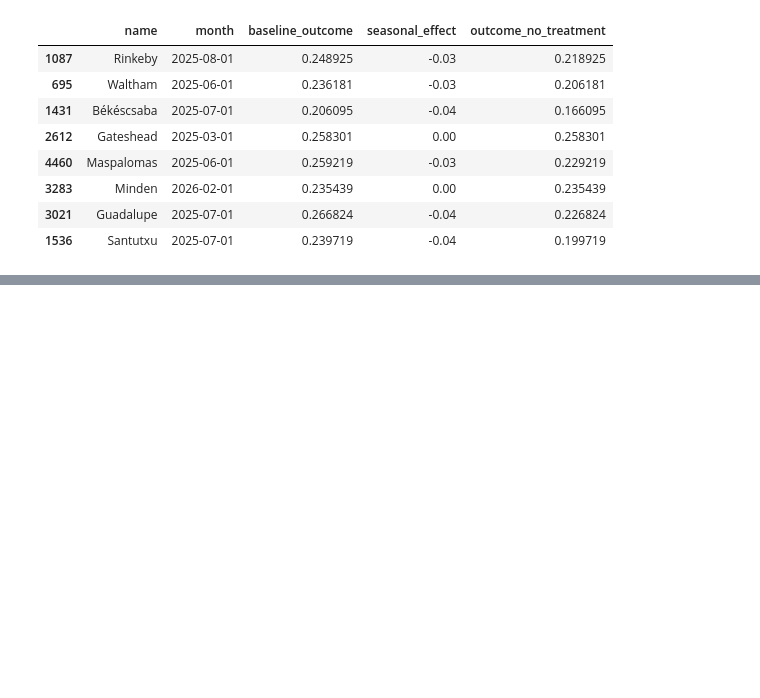
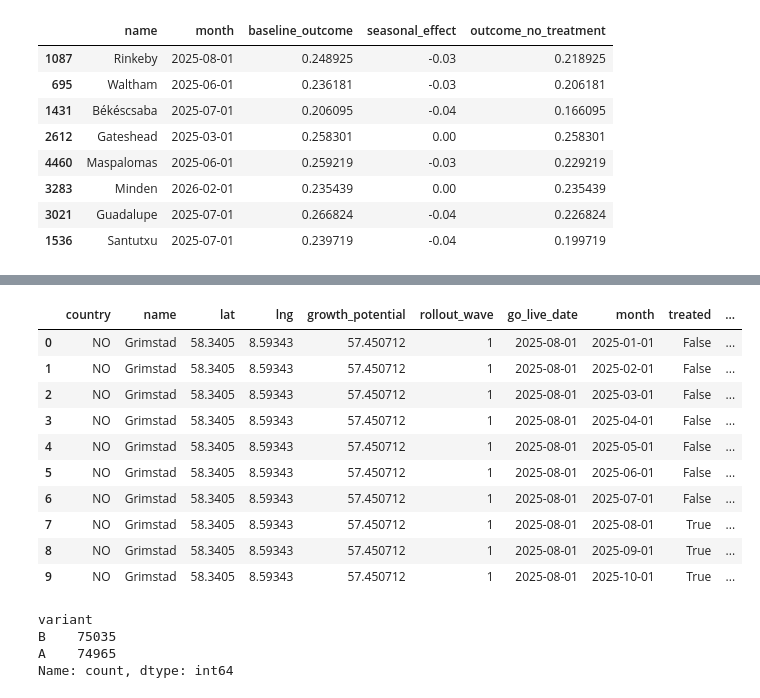
Before and after one commit to Deepa-RA/causal-inference-project, a Jupyter notebook: notebooks/00_simulate_data.ipynb, the cells around one changed output, grey strips where cells are left out. Cells and saved outputs as stored; diff of their text form; code cells hidden in the pictures; blank space fills up the shorter version.

Commit message:
Complete Module 1: add nested RCT user-level file

```diff
--- a/notebooks/00_simulate_data.ipynb
+++ b/notebooks/00_simulate_data.ipynb
@@ -194,0 +246,7 @@ panel[["name", "month", "treated", "outcome_no_treatment", "outcome"]].sample(8)
+# %%
+# Apply Decay calculation - further the city from a target city the lower the spillover impact
+
+decay_distance = 100  # km
+
+city_pairs["decay_weight"] = np.exp(-city_pairs["distance_km"] / decay_distance)
+city_pairs[["name_a", "name_b", "distance_km", "decay_weight"]].sort_values("distance_km").head(10)
@@ -194,0 +285,16 @@ panel[["name", "month", "treated", "outcome_no_treatment", "outcome"]].sample(8)
+# %%
+# Aggregate spillover to one calculation - add the decay weight and treated_a into single signal
+
+#Weighted signal
+spillover_calc["weighted_signal"] = spillover_calc["decay_weight"] * spillover_calc["treated_a"]
+
+spillover_scores = (
+    spillover_calc.groupby(["name_b", "month"])["weighted_signal"]
+    .sum()
+    .reset_index()
+)
+
+spillover_scores = spillover_scores.rename(columns={"weighted_signal": "raw_spillover_score"})
+
+spillover_scores.shape
+spillover_scores.head(10)
@@ -194,0 +325,12 @@ panel[["name", "month", "treated", "outcome_no_treatment", "outcome"]].sample(8)
+# %%
+# Calibrating saturating transform
+spillover_scores = spillover_scores.merge(panel[["name","month","treated"]], left_on=["name_b","month"], right_on=["name","month"], how="left")
+spillover_scores = spillover_scores.drop(columns=["name"])
+
+cap = 0.015    # 1.5 percentage points, as a decimal fraction — same scale as true_effect (0.04)
+scale = 2
+
+spillover_scores["spillover_bump"] = cap * (1-np.exp(-spillover_scores["raw_spillover_score"]/ scale))
+spillover_scores["spillover_bump"] = spillover_scores["spillover_bump"]*(1-spillover_scores["treated"])
+
+spillover_scores[["name_b", "month", "raw_spillover_score", "treated", "spillover_bump"]].sample(10)
@@ -194,0 +349,32 @@ panel[["name", "month", "treated", "outcome_no_treatment", "outcome"]].sample(8)
+# %%
+panel = panel.merge(spillover_scores[["name_b","month","spillover_bump"]], left_on=["name","month"], right_on=["name_b","month"], how="left")
+panel["outcome"] = panel["outcome"]+panel["spillover_bump"]
+
+panel.head(10)
+# %% [output]
+|  | country | name | lat | lng | growth_potential | rollout_wave | go_live_date | month | treated | ... |
+| 0 | NO | Grimstad | 58.3405 | 8.59343 | 57.450712 | 1 | 2025-08-01 | 2025-01-01 | False | ... |
+| 1 | NO | Grimstad | 58.3405 | 8.59343 | 57.450712 | 1 | 2025-08-01 | 2025-02-01 | False | ... |
+| 2 | NO | Grimstad | 58.3405 | 8.59343 | 57.450712 | 1 | 2025-08-01 | 2025-03-01 | False | ... |
+| 3 | NO | Grimstad | 58.3405 | 8.59343 | 57.450712 | 1 | 2025-08-01 | 2025-04-01 | False | ... |
+| 4 | NO | Grimstad | 58.3405 | 8.59343 | 57.450712 | 1 | 2025-08-01 | 2025-05-01 | False | ... |
+| 5 | NO | Grimstad | 58.3405 | 8.59343 | 57.450712 | 1 | 2025-08-01 | 2025-06-01 | False | ... |
+| 6 | NO | Grimstad | 58.3405 | 8.59343 | 57.450712 | 1 | 2025-08-01 | 2025-07-01 | False | ... |
+| 7 | NO | Grimstad | 58.3405 | 8.59343 | 57.450712 | 1 | 2025-08-01 | 2025-08-01 | True | ... |
+| 8 | NO | Grimstad | 58.3405 | 8.59343 | 57.450712 | 1 | 2025-08-01 | 2025-09-01 | True | ... |
+| 9 | NO | Grimstad | 58.3405 | 8.59343 | 57.450712 | 1 | 2025-08-01 | 2025-10-01 | True | ... |
+# %%
+# Create user level data
+
+user_numbers = pd.DataFrame({"user_num": range(1, 501)})
+rct_users = user_numbers.merge(cities, how="cross")
+
+# Assign variatn randomly
+np.random.seed(42)
+rct_users["variant"] = np.random.choice(["A","B"], size=len(rct_users))
+rct_users["variant"].value_counts()
+# %% [output]
+variant
+B    75035
+A    74965
+Name: count, dtype: int64
```
Also changed, not shown: parts of 11 cells of this notebook.
